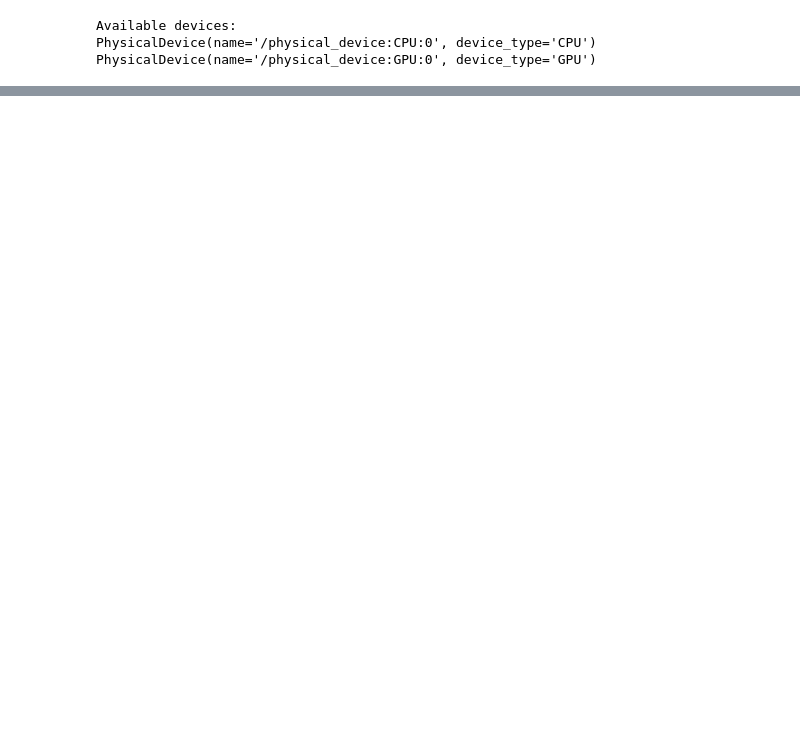
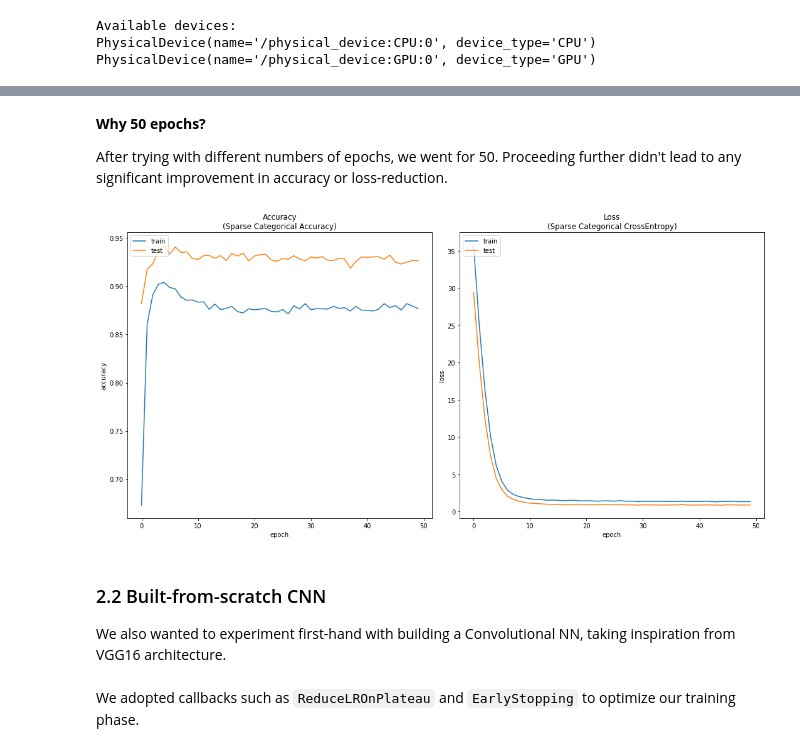
Before and after one commit to synchroazel/img-search, a Jupyter notebook: img_search.ipynb, the cells around one changed output, grey strips where cells are left out. Cells and saved outputs as stored; diff of their text form; code cells hidden in the pictures; blank space fills up the shorter version.

Commit message:
updated with a built-from-scratch model and more

```diff
--- a/img_search.ipynb
+++ b/img_search.ipynb
@@ -378,0 +277,39 @@ top-5 accuracy: 0.89
+# %%
+# Compile and fit model specifying the most appropriate loss and metrics
+
+model1.compile(optimizer=tf.keras.optimizers.Adam(1e-5),
+              loss=tf.keras.losses.SparseCategoricalCrossentropy(),
+              metrics=['accuracy'])
+
+history = model1.fit(train_ds, validation_data=val_ds, epochs=50)
+# %% [markdown]
+**Why 50 epochs?**
+
+After trying with different numbers of epochs, we went for 50. Proceeding further didn't lead to any significant improvement in accuracy or loss-reduction.
+# %%
+# Plot model training history
+
+fig, axes = plt.subplots(nrows=1, ncols=2, figsize=(15, 7.5))
+
+axes[0].plot(history.history['accuracy'])
+axes[0].plot(history.history['val_accuracy'])
+axes[0].set_title('Accuracy\n(Sparse Categorical Accuracy)')
+axes[0].set_ylabel('accuracy')
+axes[0].set_xlabel('epoch')
+axes[0].legend(['train', 'test'], loc='upper left')
+
+axes[1].plot(history.history['loss'])
+axes[1].plot(history.history['val_loss'])
+axes[1].set_title('Loss\n(Sparse Categorical CrossEntropy)')
+axes[1].set_ylabel('loss')
+axes[1].set_xlabel('epoch')
+axes[1].legend(['train', 'test'], loc='upper left')
+
+fig.tight_layout()
+plt.show()
+# %% [output]
+[figure, added]
+# %% [markdown]
+### 2.2 Built-from-scratch CNN
+
+We also wanted to experiment first-hand with building a Convolutional NN, taking inspiration from VGG16 architecture.
@@ -378,0 +344,2 @@ top-5 accuracy: 0.89
+# %% [markdown]
+We adopted callbacks such as `ReduceLROnPlateau` and `EarlyStopping` to optimize our training phase.
```
Also changed, not shown: parts of 46 cells of this notebook, 3 other files.
